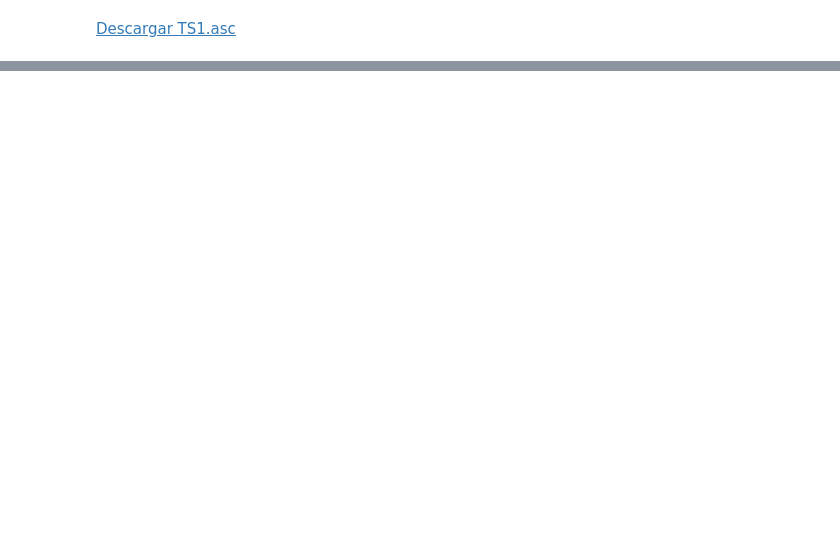
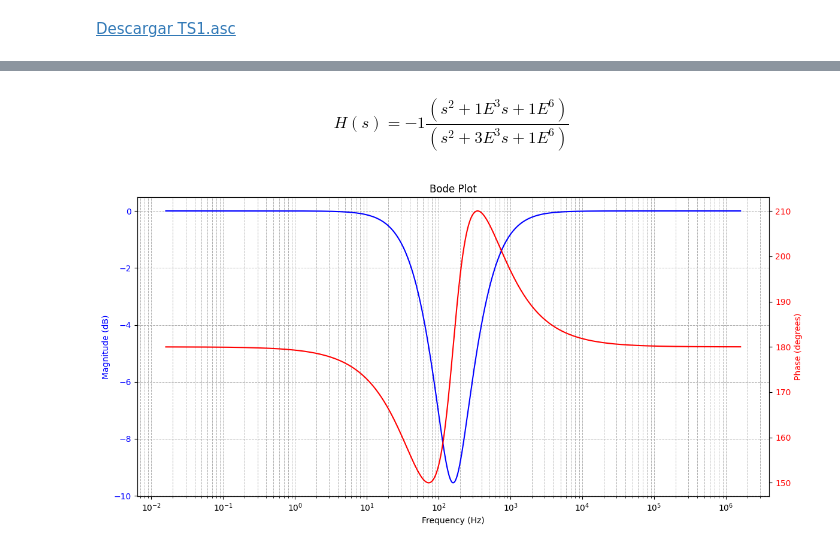
Before and after one commit to fborello-lambda/TC2-2025, a Jupyter notebook: TS1/TS1.ipynb, the cells around one changed output, grey strips where cells are left out. Cells and saved outputs as stored; diff of their text form; code cells hidden in the pictures; blank space fills up the shorter version.

```diff
--- a/TS1/TS1.ipynb
+++ b/TS1/TS1.ipynb
@@ -290,0 +243,18 @@ Se observa que el radio del circulo que pasa por el polo y el cero es igual a $\
+# %%
+Y4_expr = G + s * C
+Y3_expr = (1 / G + 1 / (s * C)) ** -1
+Y1_expr = 1 / GA
+# GB = 5*GA
+Y2_expr = 1 / GB
+
+values = {
+    Y1: Y1_expr,
+    Y2: Y2_expr,
+    Y3: Y3_expr,
+    Y4: Y4_expr,
+}
+
+T = T.subs(values)
+
+T = sp.simplify(T)
+T
@@ -291,3 +295,25 @@ Se observa que el radio del circulo que pasa por el polo y el cero es igual a $\
+# %%
+G_expr = 1 / 1e3
+GA_expr = 1
+C_expr = 1e-6
+
+values = {
+    Y1: Y1_expr,
+    Y2: Y2_expr,
+    Y3: Y3_expr,
+    Y4: Y4_expr,
+    G: G_expr,
+    GA: GA_expr,
+    GB: 1 * GA_expr,
+    C: C_expr,
+}
+
+T2 = T.subs(values)
+
+_ = uplt.plot_tf(T, values, np.sqrt(1e6) / (2 * np.pi))
+# %% [output]
+$$H(s) = -1 \frac{(s^2 + 1E^{3}s + 1E^{6})}{(s^2 + 3E^{3}s + 1E^{6})}$$
+[figure, added]
 # %% [markdown]
 ## Conclusiones
 
```
Also changed, not shown: parts of 18 cells of this notebook, 4 other files.
